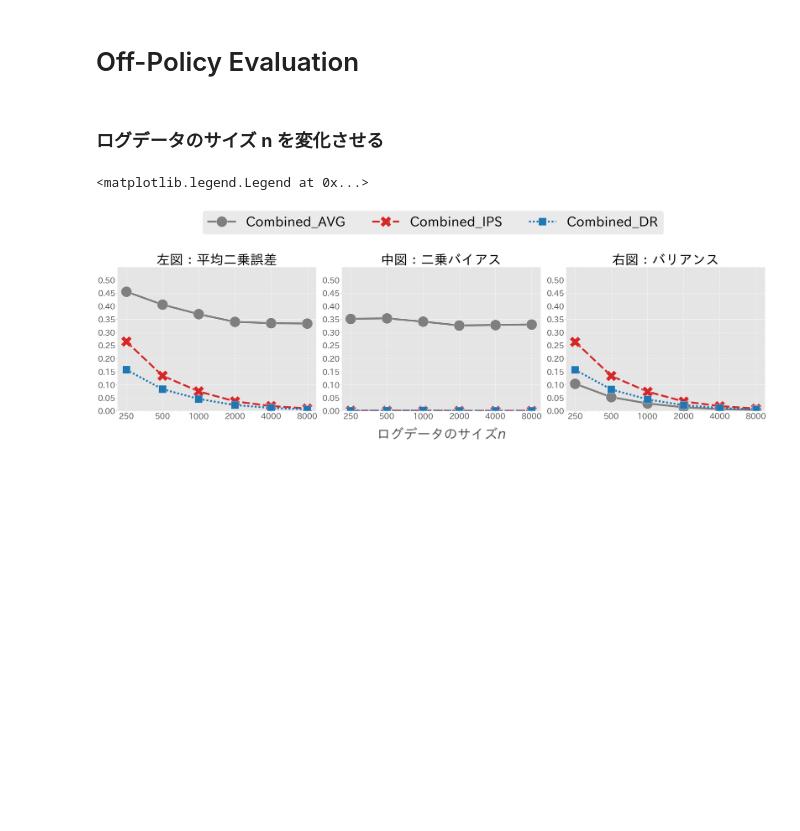
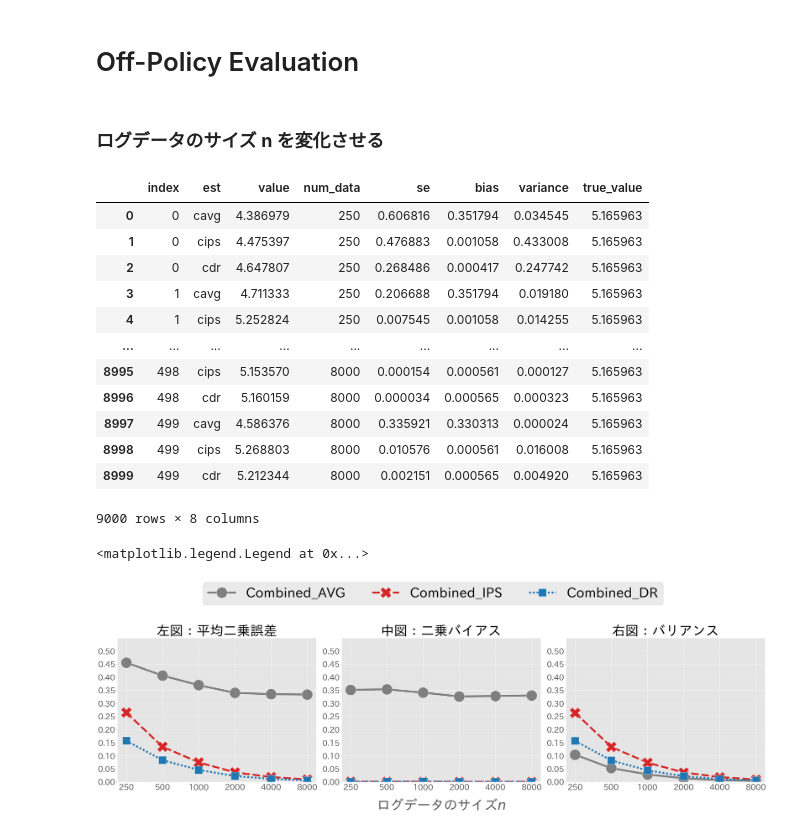
Before and after one commit to RickHub0115/Estimator-for-Offline-Policy-Evaluation-of-Recommending-Multiple-Actions-Considering-Platform-Wide-R, a Jupyter notebook: ope.ipynb, the cells around one changed output. Cells and saved outputs as stored; diff of their text form; code cells hidden in the pictures; blank space fills up the shorter version.

```diff
--- a/ope.ipynb
+++ b/ope.ipynb
@@ -92,3 +92,19 @@ for num_data in num_data_list:
         )
     )
 result_df_data = pd.concat(result_df_list).reset_index(level=0)
+# %%
+result_df_data
+# %% [output]
+|  | index | est | value | num_data | se | bias | variance | true_value |
+| 0 | 0 | cavg | 4.386979 | 250 | 0.606816 | 0.351794 | 0.034545 | 5.165963 |
+| 1 | 0 | cips | 4.475397 | 250 | 0.476883 | 0.001058 | 0.433008 | 5.165963 |
+| 2 | 0 | cdr | 4.647807 | 250 | 0.268486 | 0.000417 | 0.247742 | 5.165963 |
+| 3 | 1 | cavg | 4.711333 | 250 | 0.206688 | 0.351794 | 0.019180 | 5.165963 |
+| 4 | 1 | cips | 5.252824 | 250 | 0.007545 | 0.001058 | 0.014255 | 5.165963 |
+| ... | ... | ... | ... | ... | ... | ... | ... | ... |
+| 8995 | 498 | cips | 5.153570 | 8000 | 0.000154 | 0.000561 | 0.000127 | 5.165963 |
+| 8996 | 498 | cdr | 5.160159 | 8000 | 0.000034 | 0.000565 | 0.000323 | 5.165963 |
+| 8997 | 499 | cavg | 4.586376 | 8000 | 0.335921 | 0.330313 | 0.000024 | 5.165963 |
+| 8998 | 499 | cips | 5.268803 | 8000 | 0.010576 | 0.000561 | 0.016008 | 5.165963 |
+| 8999 | 499 | cdr | 5.212344 | 8000 | 0.002151 | 0.000565 | 0.004920 | 5.165963 |
+9000 rows × 8 columns
```
Also changed, not shown: parts of 12 cells of this notebook, 1 other file.
